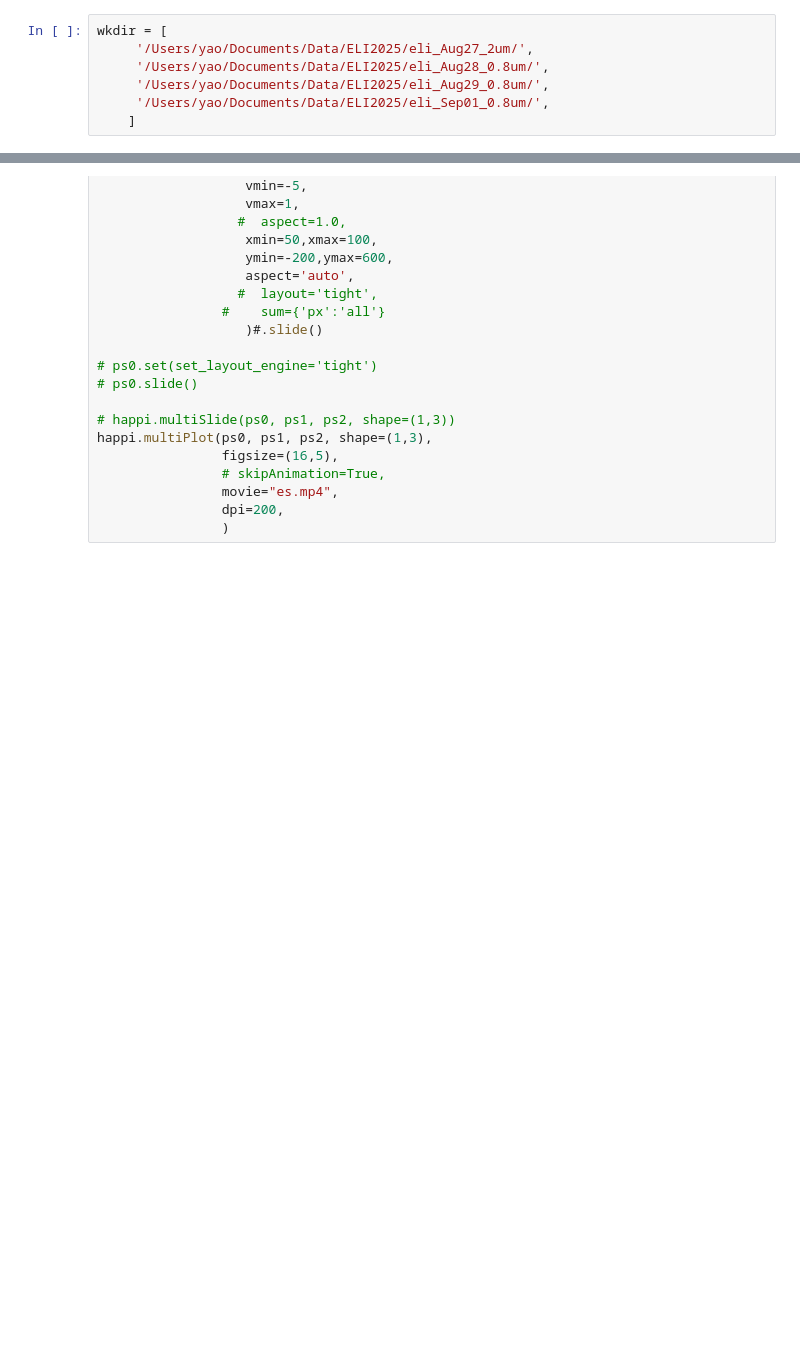
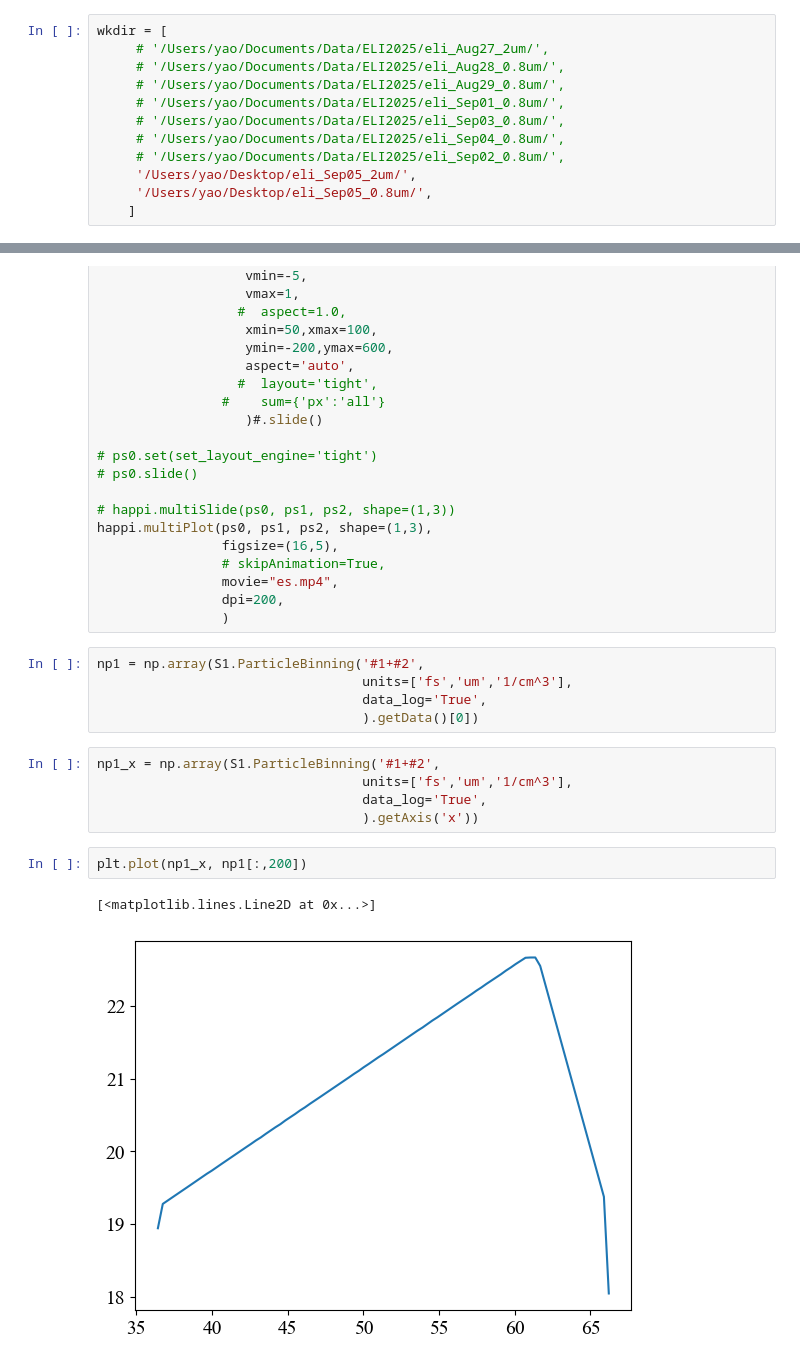
Before and after one commit to weipengyao/scripts, a Jupyter notebook: ELI_PIC.ipynb, the cells around one changed output, grey strips where cells are left out. Saved outputs shown, nothing was run; the diff lists cells and outputs as text; blank space fills up the shorter version.

```diff
--- a/ELI_PIC.ipynb
+++ b/ELI_PIC.ipynb
@@ -32,10 +32,15 @@ plt.rc('axes', labelsize=14)
 plt.rc('legend', fontsize=12)
 # %%
 wkdir = [
-     '/Users/yao/Documents/Data/ELI2025/eli_Aug27_2um/',
-     '/Users/yao/Documents/Data/ELI2025/eli_Aug28_0.8um/',
-     '/Users/yao/Documents/Data/ELI2025/eli_Aug29_0.8um/',
-     '/Users/yao/Documents/Data/ELI2025/eli_Sep01_0.8um/',
+     # '/Users/yao/Documents/Data/ELI2025/eli_Aug27_2um/',
+     # '/Users/yao/Documents/Data/ELI2025/eli_Aug28_0.8um/',
+     # '/Users/yao/Documents/Data/ELI2025/eli_Aug29_0.8um/',
+     # '/Users/yao/Documents/Data/ELI2025/eli_Sep01_0.8um/',
+     # '/Users/yao/Documents/Data/ELI2025/eli_Sep03_0.8um/',
+     # '/Users/yao/Documents/Data/ELI2025/eli_Sep04_0.8um/',
+     # '/Users/yao/Documents/Data/ELI2025/eli_Sep02_0.8um/',
+     '/Users/yao/Desktop/eli_Sep05_2um/',
+     '/Users/yao/Desktop/eli_Sep05_0.8um/',
     ]
 # %%
 S0 = happi.Open(wkdir[0], reference_angular_frequency_SI = 2.0*np.pi*3e8/(0.810*1e-6))
@@ -258,3 +346,18 @@ happi.multiPlot(ps0, ps1, ps2, shape=(1,3),
                 movie="es.mp4",
                 dpi=200,
                 )
+# %%
+np1 = np.array(S1.ParticleBinning('#1+#2',
+                                  units=['fs','um','1/cm^3'],
+                                  data_log='True',
+                                  ).getData()[0])
+# %%
+np1_x = np.array(S1.ParticleBinning('#1+#2',
+                                  units=['fs','um','1/cm^3'],
+                                  data_log='True',
+                                  ).getAxis('x'))
+# %%
+plt.plot(np1_x, np1[:,200])
+# %% [output]
+[<matplotlib.lines.Line2D at 0x...>]
+[figure, added]
```
Also changed, not shown: parts of 6 cells of this notebook, 3 other files.
